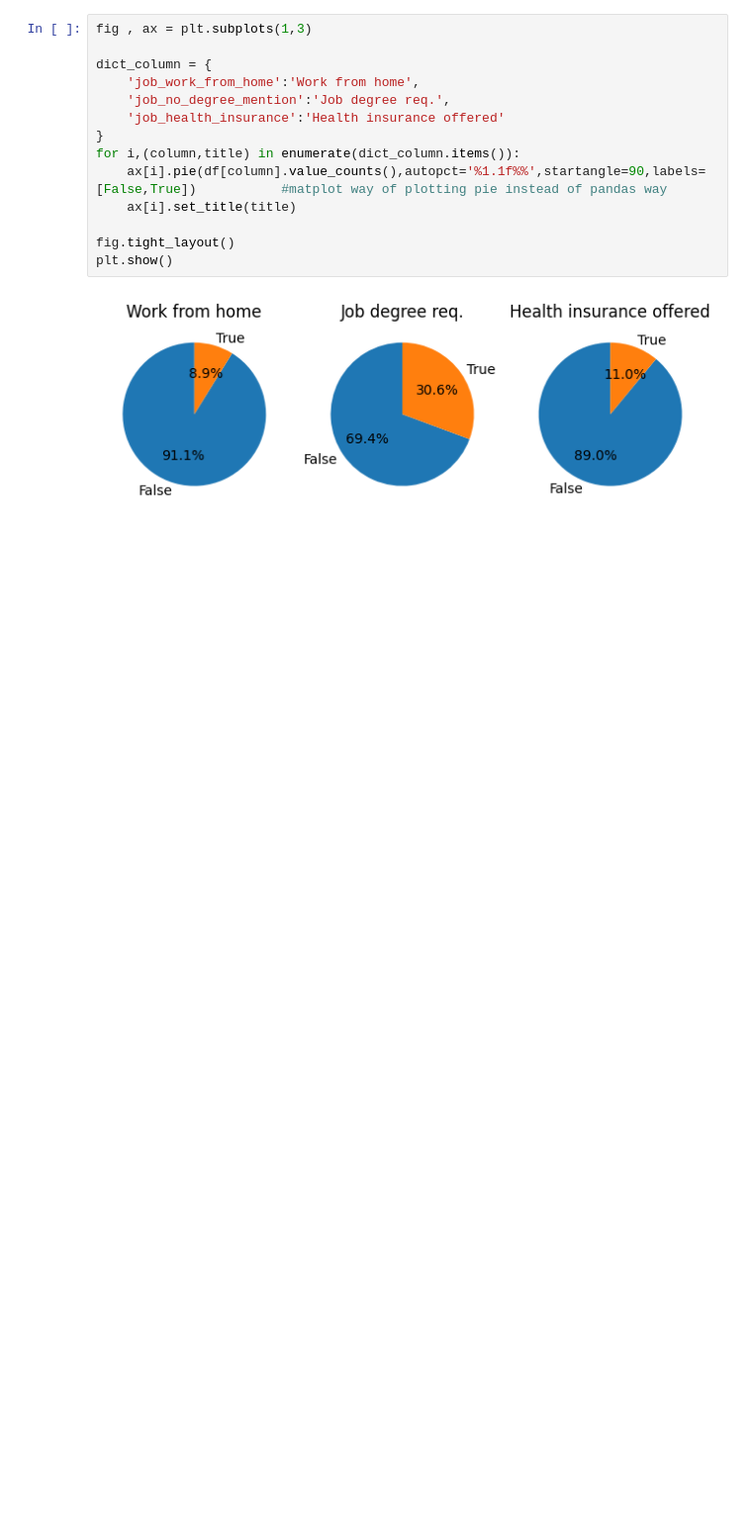
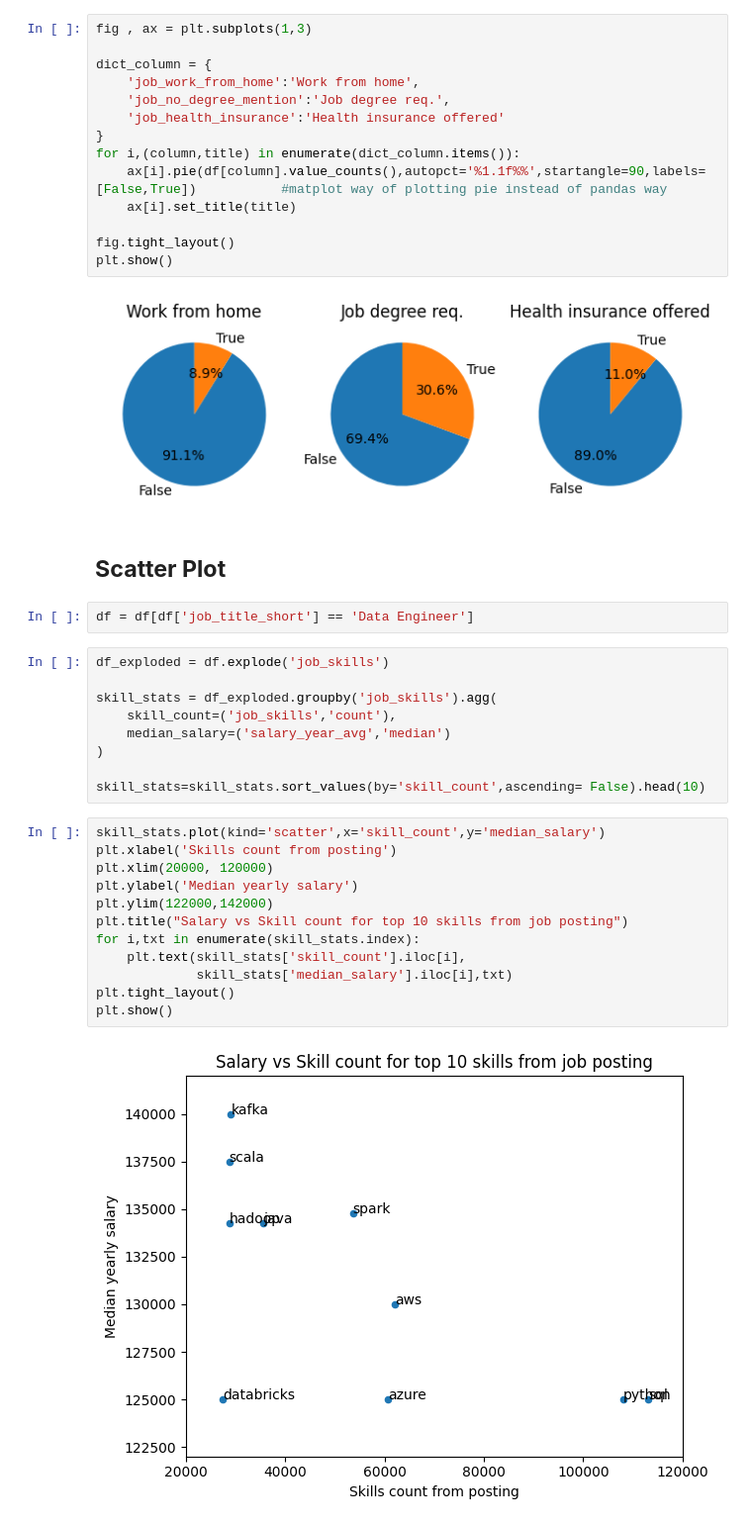
Before and after one commit to branesh2k/Python, a Jupyter notebook: 4_matplotlib/5_pie_scatter_plot.ipynb, the cells around one changed output. Shown: that part at 99% size. Drawn from its saved outputs; the diff is of its cells as text; blank space fills up the shorter version.

```diff
--- a/4_matplotlib/5_pie_scatter_plot.ipynb
+++ b/4_matplotlib/5_pie_scatter_plot.ipynb
@@ -42,3 +44,30 @@ fig.tight_layout()
 plt.show()
 # %% [output]
 [figure]
+# %% [markdown]
+## **Scatter Plot**
+# %%
+df = df[df['job_title_short'] == 'Data Engineer']
+# %%
+df_exploded = df.explode('job_skills')
+
+skill_stats = df_exploded.groupby('job_skills').agg(
+    skill_count=('job_skills','count'),
+    median_salary=('salary_year_avg','median')
+)
+
+skill_stats=skill_stats.sort_values(by='skill_count',ascending= False).head(10)
+# %%
+skill_stats.plot(kind='scatter',x='skill_count',y='median_salary')
+plt.xlabel('Skills count from posting')
+plt.xlim(20000, 120000)
+plt.ylabel('Median yearly salary')
+plt.ylim(122000,142000)
+plt.title("Salary vs Skill count for top 10 skills from job posting")
+for i,txt in enumerate(skill_stats.index):
+    plt.text(skill_stats['skill_count'].iloc[i],
+             skill_stats['median_salary'].iloc[i],txt)
+plt.tight_layout()
+plt.show()
+# %% [output]
+[figure, added]
```
Also changed, not shown: parts of 1 cell of this notebook, 1 other file.
